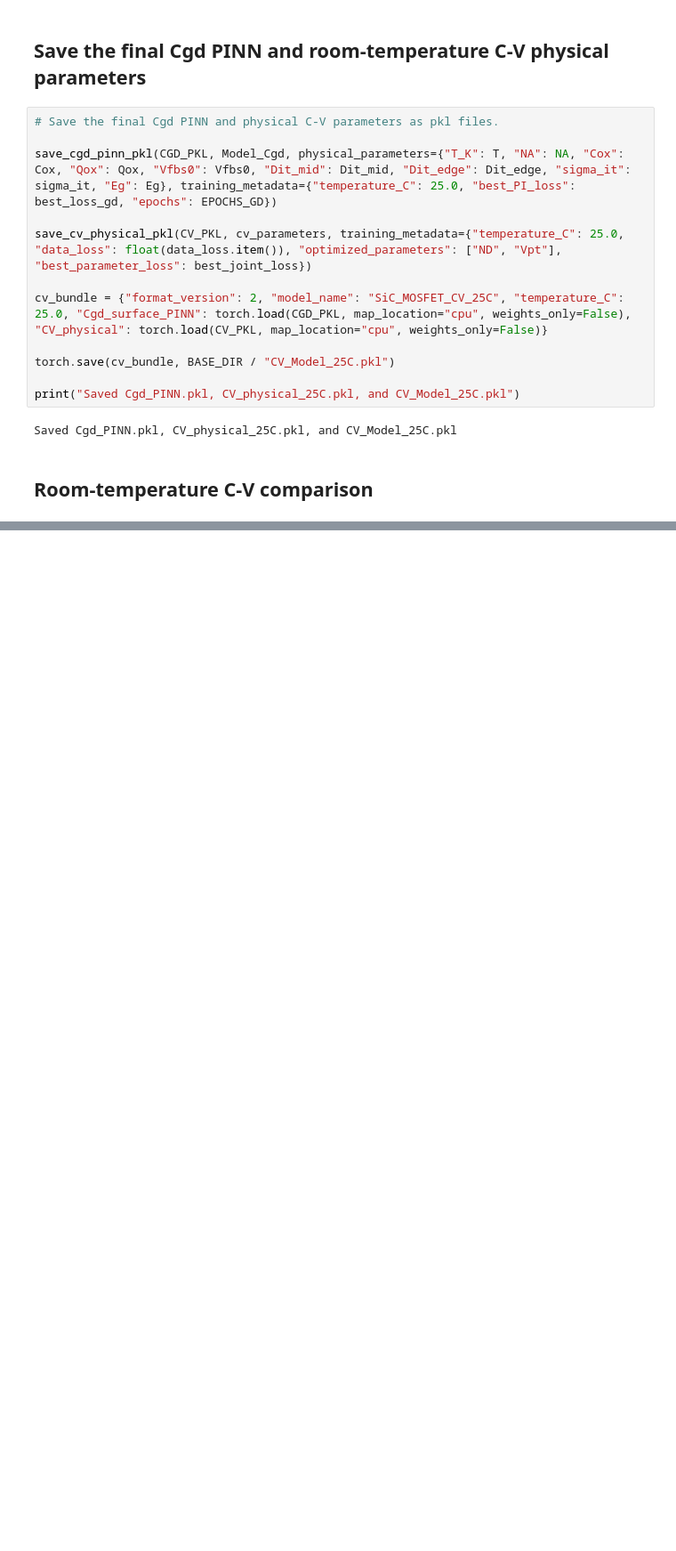
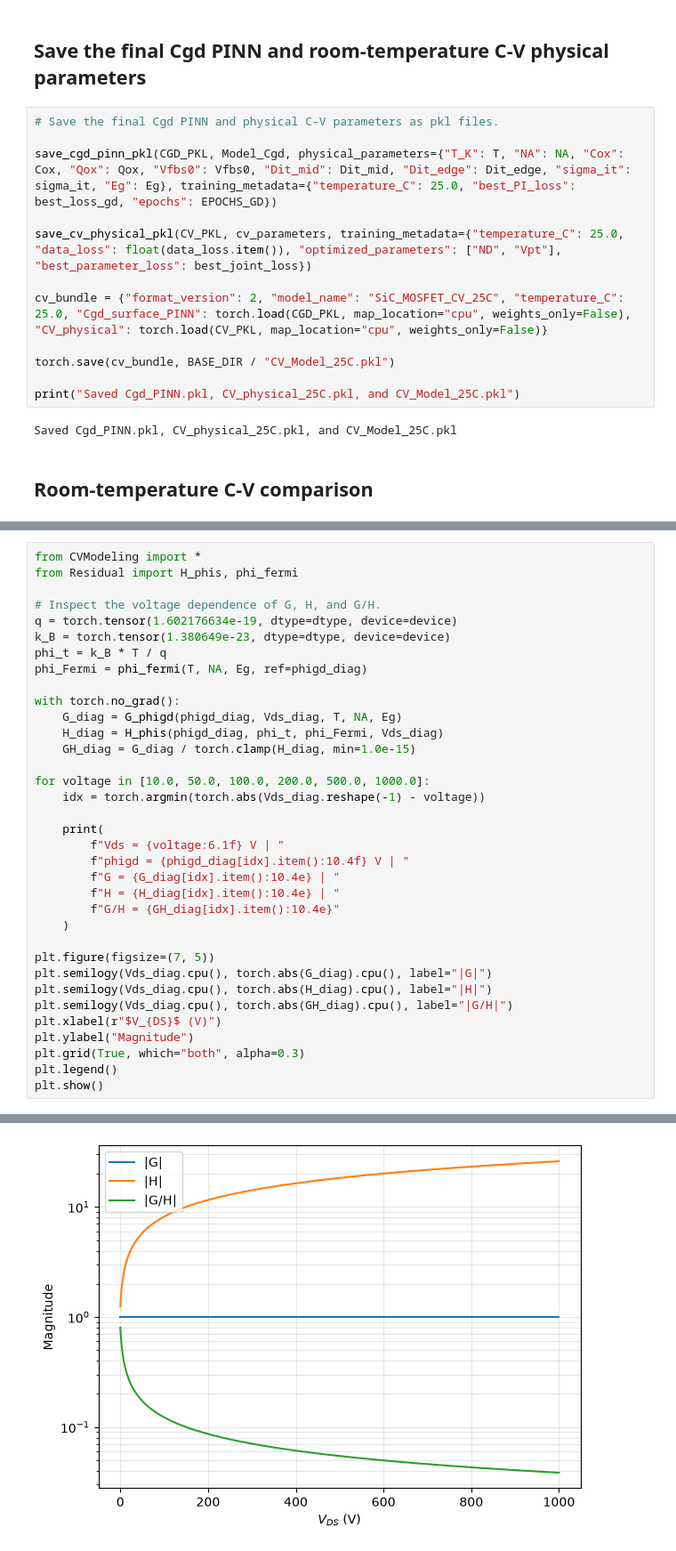
Before and after one commit to JyunKaisaki/Neural-Network_Internship_2026, a Jupyter notebook: .github/src/CV_PINN_joint_all4_phigd.ipynb, the cells around one changed output, grey strips where cells are left out. Shown at 89% size. Saved outputs shown, nothing was run; the diff lists cells and outputs as text; blank space fills up the shorter version.

```diff
--- a/.github/src/CV_PINN_joint_all4_phigd.ipynb
+++ b/.github/src/CV_PINN_joint_all4_phigd.ipynb
@@ -422,0 +481,36 @@ plt.show()
+# %%
+from CVModeling import *
+from Residual import H_phis, phi_fermi
+
+# Inspect the voltage dependence of G, H, and G/H.
+q = torch.tensor(1.602176634e-19, dtype=dtype, device=device)
+k_B = torch.tensor(1.380649e-23, dtype=dtype, device=device)
+phi_t = k_B * T / q
+phi_Fermi = phi_fermi(T, NA, Eg, ref=phigd_diag)
+
+with torch.no_grad():
+    G_diag = G_phigd(phigd_diag, Vds_diag, T, NA, Eg)
+    H_diag = H_phis(phigd_diag, phi_t, phi_Fermi, Vds_diag)
+    GH_diag = G_diag / torch.clamp(H_diag, min=1.0e-15)
+
+for voltage in [10.0, 50.0, 100.0, 200.0, 500.0, 1000.0]:
+    idx = torch.argmin(torch.abs(Vds_diag.reshape(-1) - voltage))
+
+    print(
+        f"Vds = {voltage:6.1f} V | "
+        f"phigd = {phigd_diag[idx].item():10.4f} V | "
+        f"G = {G_diag[idx].item():10.4e} | "
+        f"H = {H_diag[idx].item():10.4e} | "
+        f"G/H = {GH_diag[idx].item():10.4e}"
+    )
+
+plt.figure(figsize=(7, 5))
+plt.semilogy(Vds_diag.cpu(), torch.abs(G_diag).cpu(), label="|G|")
+plt.semilogy(Vds_diag.cpu(), torch.abs(H_diag).cpu(), label="|H|")
+plt.semilogy(Vds_diag.cpu(), torch.abs(GH_diag).cpu(), label="|G/H|")
+plt.xlabel(r"$V_{DS}$ (V)")
+plt.ylabel("Magnitude")
+plt.grid(True, which="both", alpha=0.3)
+plt.legend()
+plt.show()
+# %% [output]
@@ -422,0 +523 @@ plt.show()
+[figure, added]
```
Also changed, not shown: parts of 11 cells of this notebook, 3 other files.
